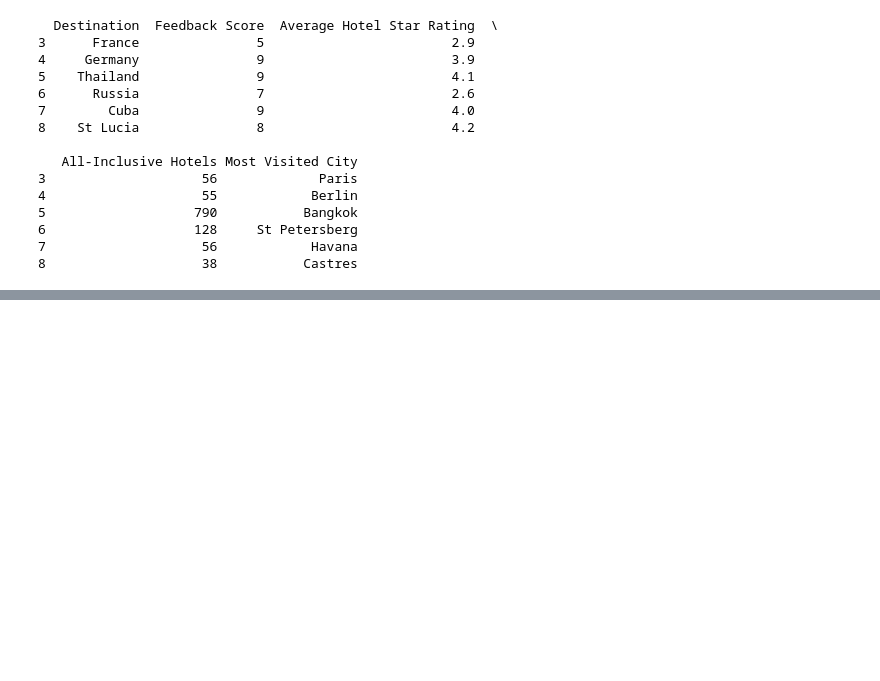
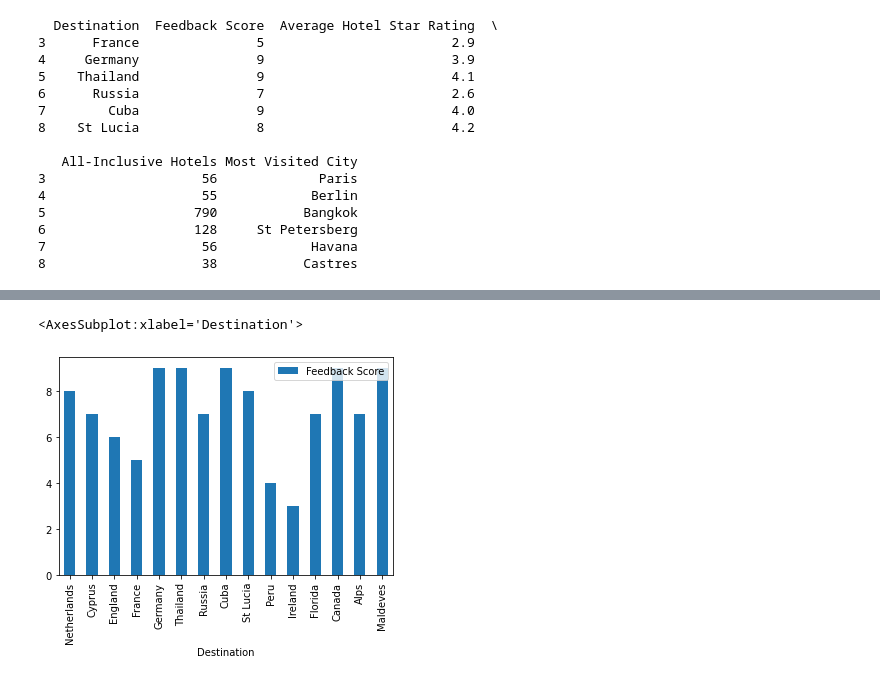
Before and after one commit to FelicityWalker/TTA-FELICITYWALKER, a Jupyter notebook: Week4HL-FelicityWalker.ipynb, the cells around one changed output, grey strips where cells are left out. Cells and saved outputs as stored; diff of their text form; code cells hidden in the pictures; blank space fills up the shorter version.

```diff
--- a/Week4HL-FelicityWalker.ipynb
+++ b/Week4HL-FelicityWalker.ipynb
@@ -103,3 +128,8 @@ Index: []
 # %%
 #Extension
 #2. Create a data visualisation diagram to show destination and highest scores?
+
+holdata.plot.bar(x='Destination', y='Feedback Score')
+# %% [output]
+<AxesSubplot:xlabel='Destination'>
+[figure, added]
```
Also changed, not shown: parts of 10 cells of this notebook.
